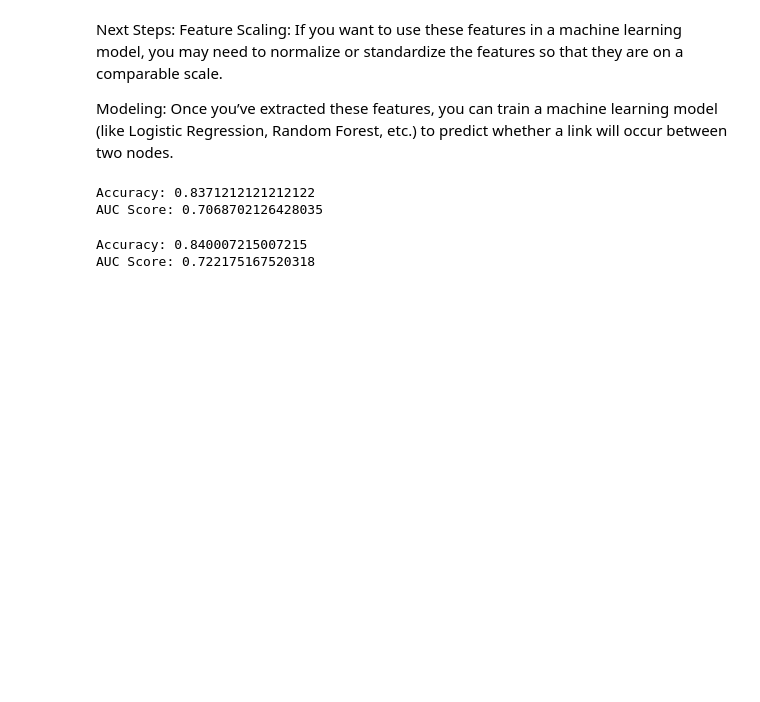
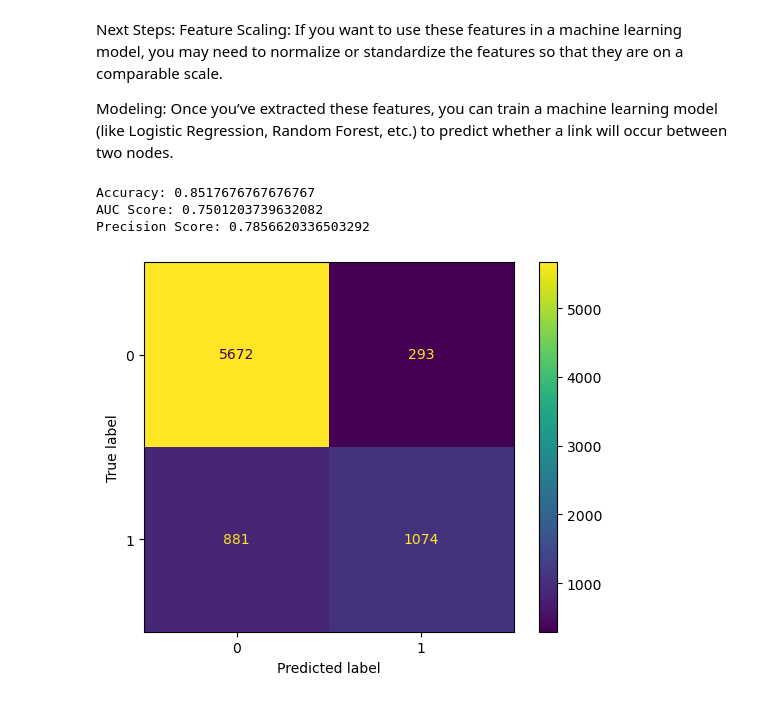
Before and after one commit to KonstantinidouCh/Link-Prediction-Ethical-Implications, a Jupyter notebook: assignment_2.ipynb, the cells around one changed output. Saved outputs shown, nothing was run; the diff lists cells and outputs as text; code cells hidden in the pictures; blank space fills up the shorter version.

```diff
--- a/assignment_2.ipynb
+++ b/assignment_2.ipynb
@@ -212,56 +214,66 @@ def prepare_labels(positive_pairs, negative_pairs):
     y_negative = [0] * len(negative_pairs)  # Label for negative pairs (not connected)
     return y_positive + y_negative
 
 # Step 4: Train the Logistic Regression Model
 def train_model(X_train, y_train):
+
+    # Parameter grids for each model
+    param_grid = [
+    {'penalty': ['l1', 'l2'], 'C': [0.01, 0.1, 1, 10], 'solver': ['liblinear']}]  # Logistic Regression
+
     model = LogisticRegression()
-    model.fit(X_train, y_train)
-    return model
+    grid = GridSearchCV(model, param_grid, cv=10)
+    grid.fit(X_train, y_train);
+    return grid
 
 # Step 5: Evaluate the model
-def evaluate_model(model, X_test, y_test):
-    y_pred = model.predict(X_test)
+def evaluate_model(grid, X_test, y_test):
+    y_pred = grid.best_estimator_.predict(X_test)
+
     accuracy = accuracy_score(y_test, y_pred)
     auc = roc_auc_score(y_test, y_pred)
+    precision = precision_score(y_test, y_pred)
     print(f"Accuracy: {accuracy}")
     print(f"AUC Score: {auc}")
+    print(f"Precision Score: {precision}")
+
+    cm = confusion_matrix(y_test, y_pred, labels=model.classes_)
+    disp = ConfusionMatrixDisplay(confusion_matrix=cm,display_labels=model.classes_)
+    disp.plot()
+    plt.show()
 
 
 # Get positive and negative node pairs
 positive_pairs, negative_pairs = get_node_pairs(edge_list)
 
 # Extract features for both positive and negative pairs
 X_positive = extract_features(edge_list, positive_pairs)
 X_negative = extract_features(edge_list, negative_pairs)
 
 # Combine features and create the feature matrix
 X_train = X_positive + X_negative
 y_train = prepare_labels(positive_pairs,negative_pairs)  # Create labels for positive and negative pairs
 
+# Split data into training and testing sets to evaluate model performance
+X_train, X_test, y_train, y_test = train_test_split(X_train, y_train, test_size=0.3, random_state=42)
+
 # Train the model
 model = train_model(X_train, y_train)
 
-# Split data into training and testing sets to evaluate model performance
-X_train, X_test, y_train, y_test = train_test_split(X_train, y_train, test_size=0.3, random_state=42)
 evaluate_model(model, X_test, y_test)
 # %% [output]
-Accuracy: 0.8371212121212122
-AUC Score: 0.7068702126428035
+Accuracy: 0.8517676767676767
+AUC Score: 0.7501203739632082
+Precision Score: 0.7856620336503292
+[figure, added]
 # %%
 test_sol_inp = list(zip(sol_inp['int1'], sol_inp['int2']))  # Get node pairs from CSV
 
 # Extract features for these test pairs
-X_test = extract_features(edge_list, test_sol_inp)
+sol_test = extract_features(edge_list, test_sol_inp)
 
 # Predict links for the test pairs
-y_pred = model.predict(X_test)
+y_pred = model.predict(sol_test)
 
 # Output solution
 pd.DataFrame(y_pred).to_csv('solutionInput_predictions.csv', index=True, header=["prediction"], index_label="ID")
-
-# Split data into training and testing sets to evaluate model performance
-X_train, X_test, y_train, y_test = train_test_split(X_train, y_train, test_size=0.3, random_state=42)
-evaluate_model(model, X_test, y_test)
-# %% [output]
-Accuracy: 0.840007215007215
-AUC Score: 0.722175167520318
```
Also changed, not shown: parts of 2 cells of this notebook.
